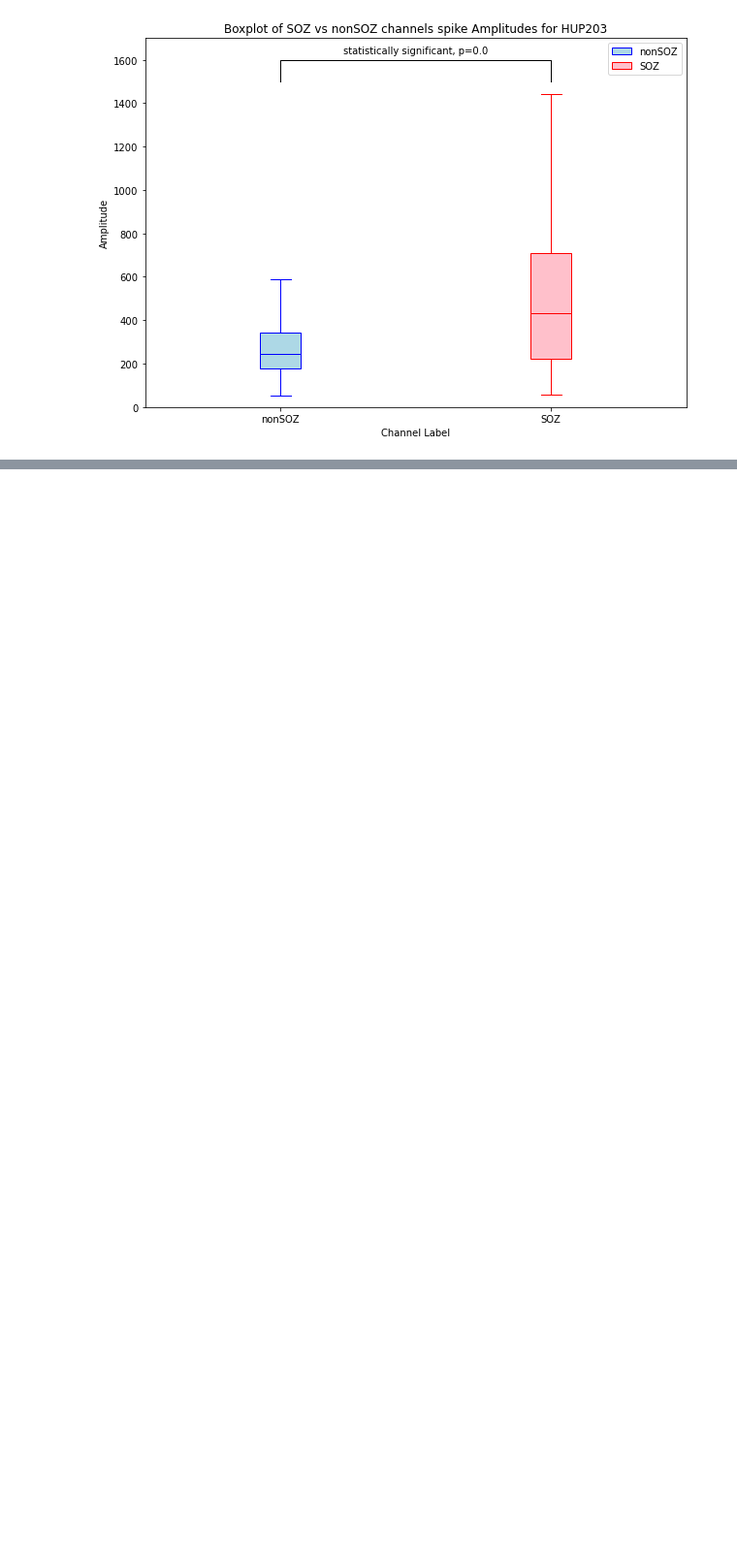
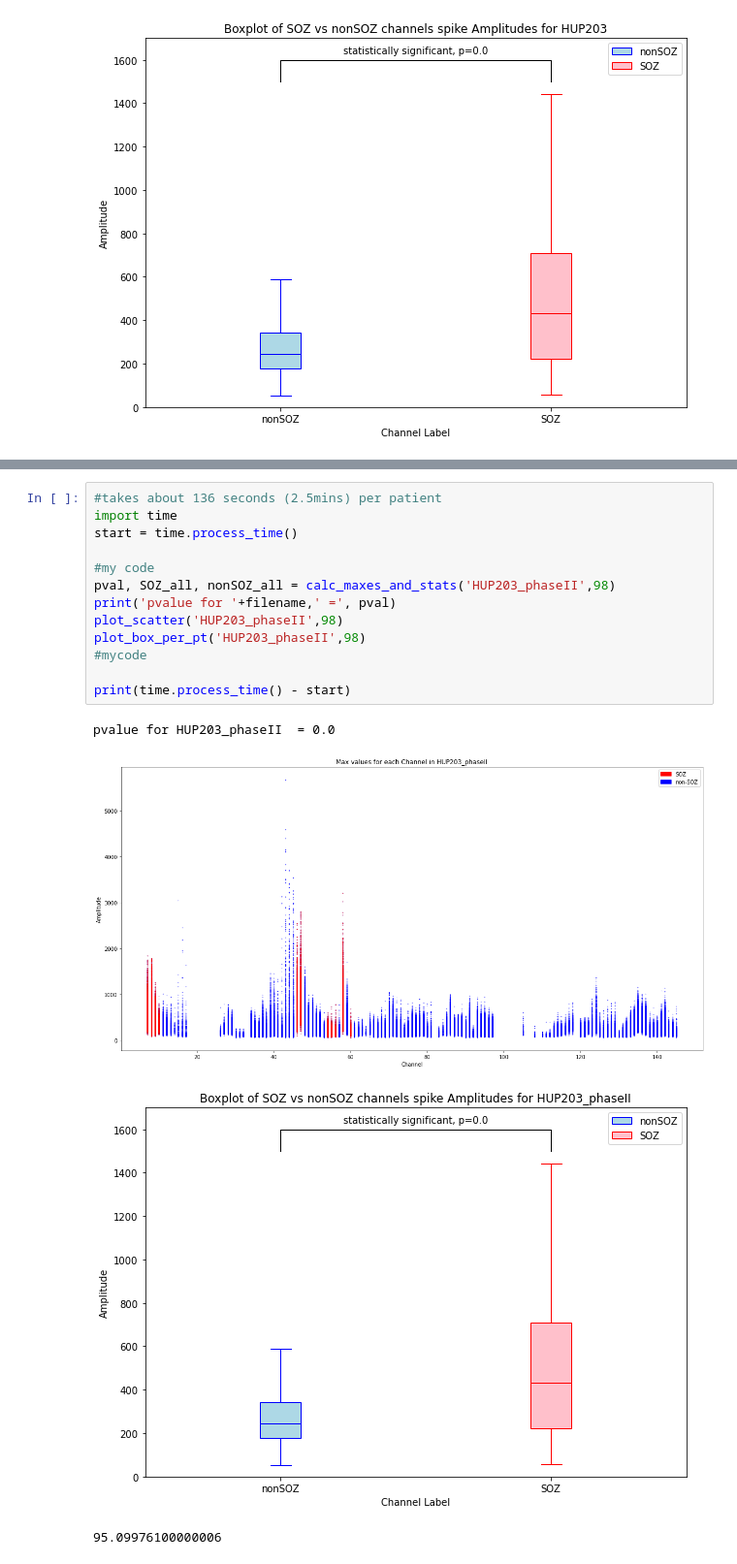
Before and after one commit to carlosaaguila/fc-toolbox-2, a Jupyter notebook: Projects/FC_toolbox/toolbox/5.4.22_updatedpipeline.ipynb, the cells around one changed output, grey strips where cells are left out. Shown at 97% size. Saved outputs shown, nothing was run; the diff lists cells and outputs as text; blank space fills up the shorter version.

```diff
--- a/Projects/FC_toolbox/toolbox/5.4.22_updatedpipeline.ipynb
+++ b/Projects/FC_toolbox/toolbox/5.4.22_updatedpipeline.ipynb
@@ -457,0 +597,18 @@ plt.show()
+# %%
+#takes about 136 seconds (2.5mins) per patient
+import time
+start = time.process_time()
+
+#my code
+pval, SOZ_all, nonSOZ_all = calc_maxes_and_stats('HUP203_phaseII',98)
+print('pvalue for '+filename,' =', pval)
+plot_scatter('HUP203_phaseII',98)
+plot_box_per_pt('HUP203_phaseII',98)
+#mycode
+
+print(time.process_time() - start)
+# %% [output]
+pvalue for HUP203_phaseII  = 0.0
+[figure, added]
+[figure, added]
+95.09976100000006
```
Also changed, not shown: parts of 12 cells of this notebook.
